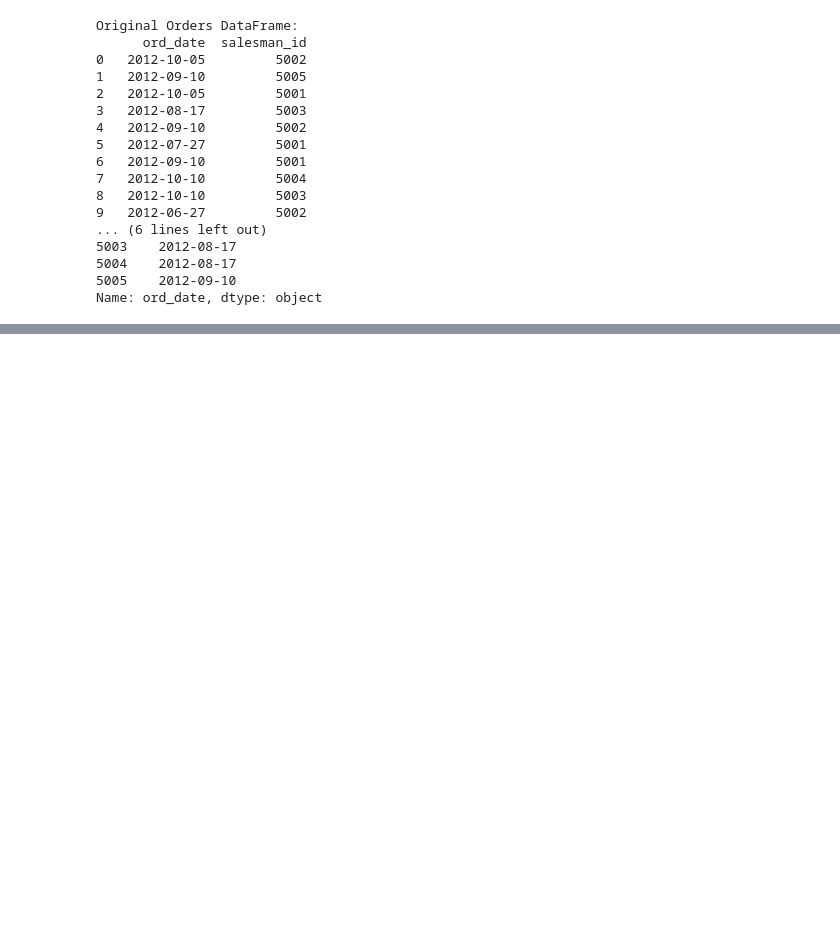
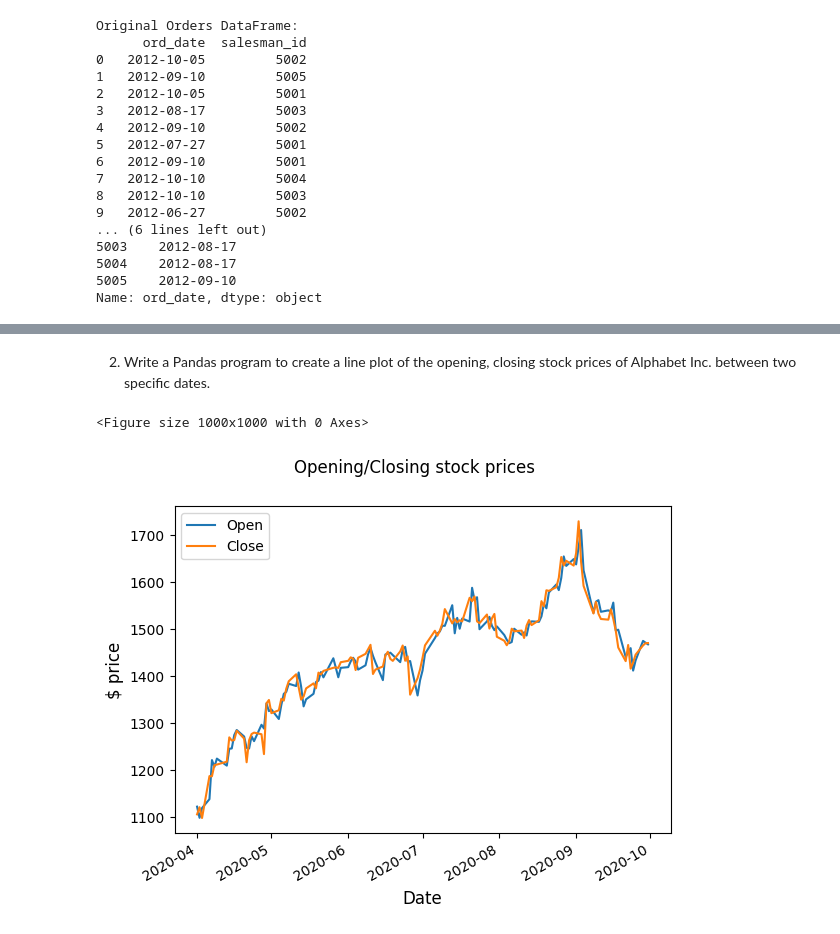
Before and after one commit to meetkothari-crest/Python-BootCamp, a Jupyter notebook: W3resource Exercise/23_Python Pandas.ipynb, the cells around one changed output, grey strips where cells are left out. Cells and saved outputs as stored; diff of their text form; code cells hidden in the pictures; blank space fills up the shorter version.

```diff
--- a/W3resource Exercise/23_Python Pandas.ipynb
+++ b/W3resource Exercise/23_Python Pandas.ipynb
@@ -323,0 +978,14 @@ Name: ord_date, dtype: object
+# %% [markdown]
+2. Write a Pandas program to create a line plot of the opening, closing stock prices of Alphabet Inc. between two specific dates.
+# %%
+df3 = df.loc[new_df]
+
+plt.figure(figsize=(10,10))
+df3.plot(x='Date', y=['Open', 'Close'])
+plt.suptitle('Opening/Closing stock prices', fontsize=12, color='black')
+plt.xlabel("Date",fontsize=12, color='black')
+plt.ylabel("$ price", fontsize=12, color='black')
+plt.show()
+# %% [output]
+<Figure size 1000x1000 with 0 Axes>
+[figure, added]
```
Also changed, not shown: parts of 121 cells of this notebook, 3 other files.
